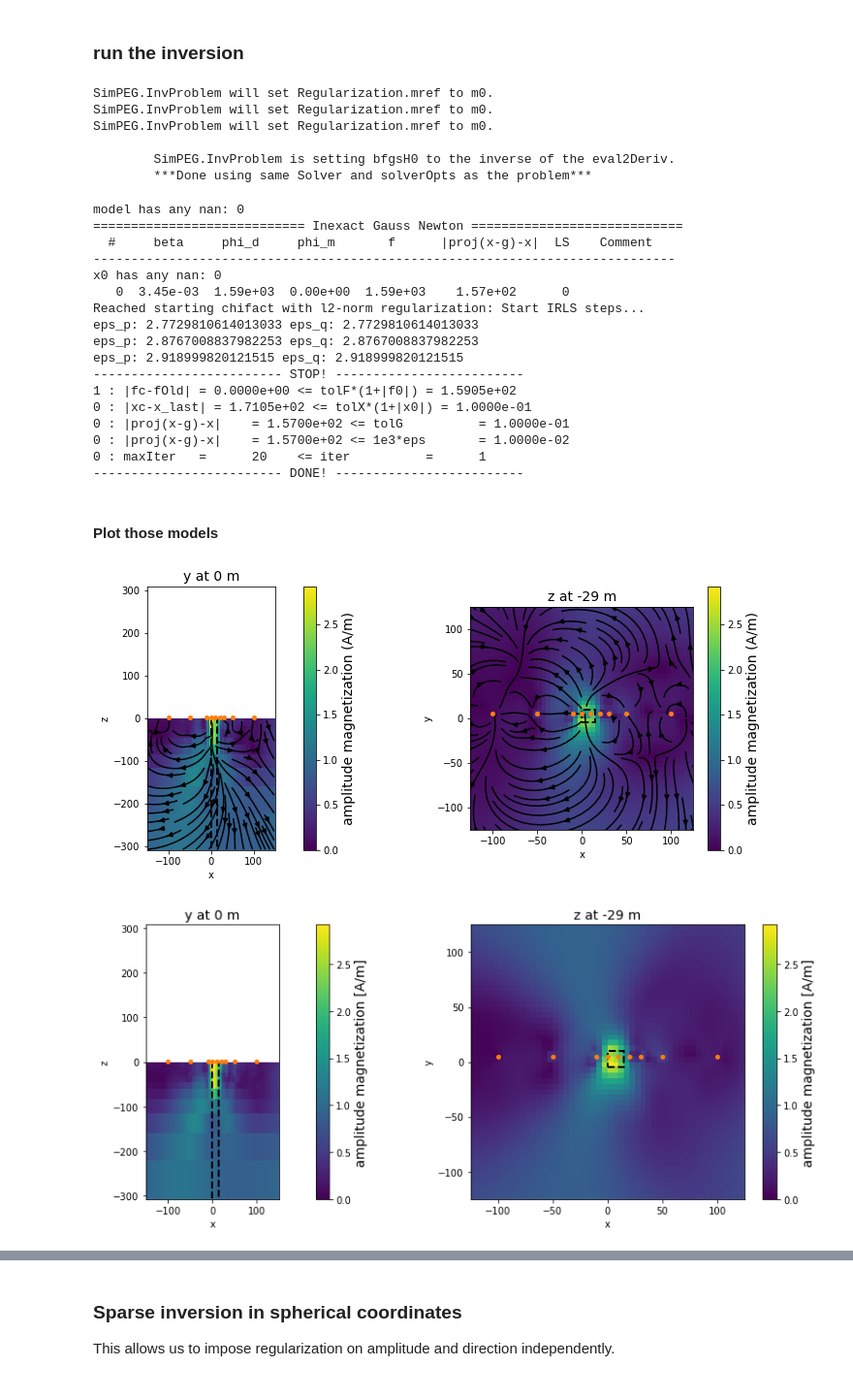
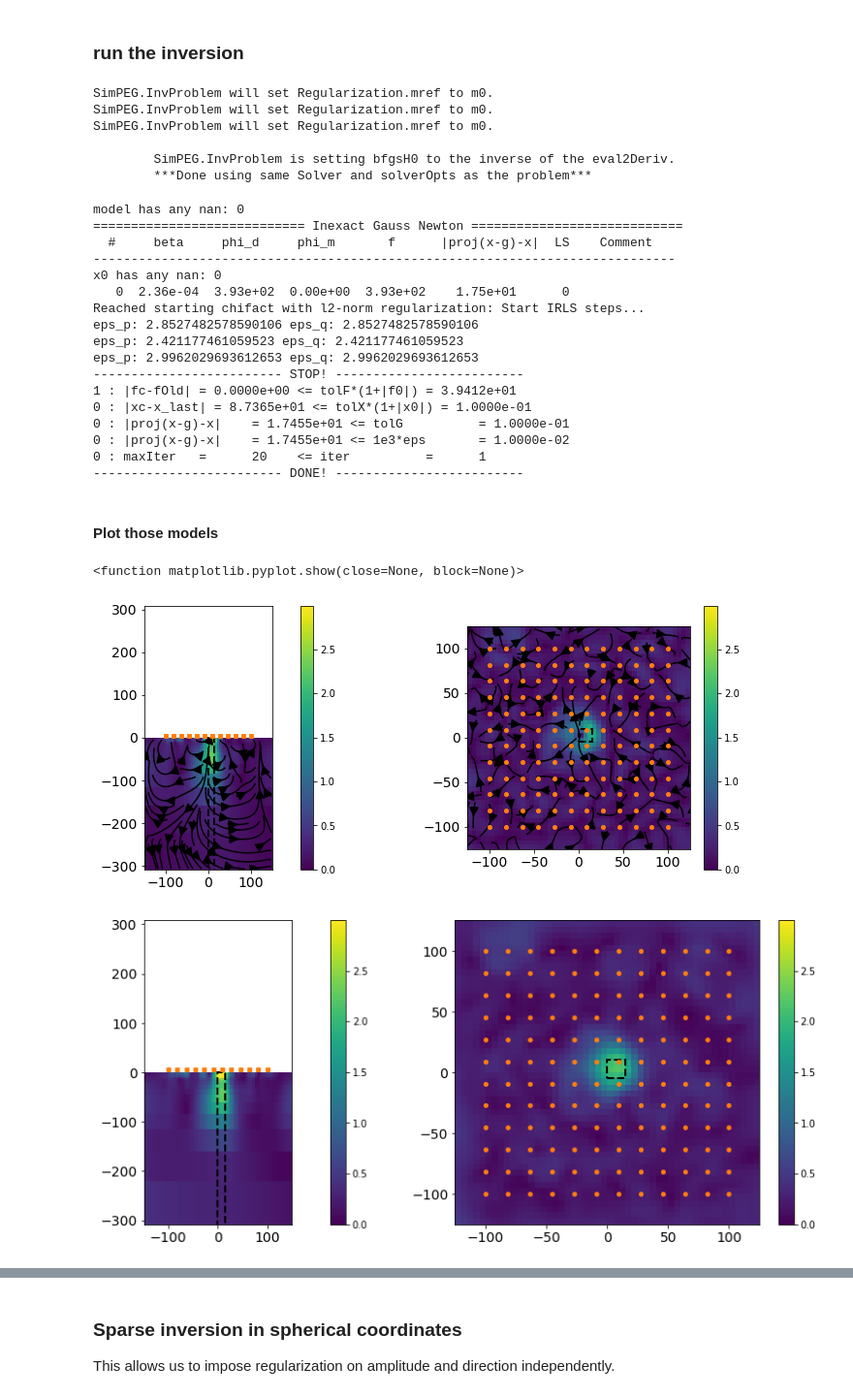
Before and after one commit to AnnaMittelholz/mars-mag-2021, a Jupyter notebook: mvi_IntrusionScenario.ipynb, the cells around one changed output, grey strips where cells are left out. Shown at 97% size. Cells and saved outputs as stored; diff of their text form; code cells hidden in the pictures.

```diff
--- a/mvi_IntrusionScenario.ipynb
+++ b/mvi_IntrusionScenario.ipynb
@@ -32,7 +33,7 @@ from pymatsolver import Pardiso as Solver
 # %% [markdown]
 Set Flags for sampling strategy and use of topography
 # %%
-inflight=0     # inflight sampling is 1; landed sampling is 0; 2 is mesh
+inflight=2     # inflight sampling is 1; landed sampling is 0; 2 is mesh
 use_topo=False
 # %% [markdown]
 # Forward problem
@@ -186,18 +189,18 @@ def plot_vector_model(
     cb = plt.colorbar(
         mesh.plot_slice(
             magnetization, "CCv", clim=[0,maxval],normal=normal, ax=ax, view="vec",
-            grid=plot_grid, ind=ind, quiver_opts=qo,label=False
+            grid=plot_grid, ind=ind, quiver_opts=qo,label=False, stream_opts={"color":"k","arrowsize":2}
         )[0], ax=ax
     )
 
-    cb.set_label("amplitude magnetization (A/m)", fontsize=14)
+    #cb.set_label("amplitude magnetization (A/m)", fontsize=14)
     rect = patches.Rectangle((50, 100), 40, 30, linewidth=1, edgecolor='r', facecolor='none')
 
     if normal.upper() == "X":
         if plot_data is True:
             ax.plot(survey_xyz[:, 1], survey_xyz[:, 2], "C1o", ms=4,label=False)
         ax.set_xlim([survey_x.min()*1.5, survey_x.max()*1.1] if xlim is None else xlim)
-        ax.set_title(f"x at {mesh.vectorCCy[ind]} m", fontsize=14)
+        #ax.set_title(f"x at {mesh.vectorCCy[ind]} m", fontsize=14)
         if outline is True:
             rect = patches.Rectangle(( 0,-310),15, 310, edgecolor='black',linestyle="dashed",linewidth=2, facecolor='none')
             ax.add_patch(rect)
@@ -205,7 +208,7 @@ def plot_vector_model(
         if plot_data is True:
             ax.plot(survey_xyz[:, 0], survey_xyz[:, 2], "C1o", ms=4,label=False)
         ax.set_xlim([survey_x.min()*1.5, survey_x.max()*1.5] if xlim is None else xlim)
-        ax.set_title("y at 0 m", fontsize=14)
+        #ax.set_title("y at 0 m", fontsize=14)
         if outline is True:
             rect = patches.Rectangle(( 0,-310),15, 310, edgecolor='black',linestyle="dashed",linewidth=2, facecolor='none')
             ax.add_patch(rect)
@@ -214,10 +217,14 @@ def plot_vector_model(
             ax.plot(survey_xyz[:, 0], survey_xyz[:, 1], "C1o", ms=4,label=False)
         ax.set_xlim([survey_x.min()*1.25, survey_x.max()*1.25] if xlim is None else xlim)
         ax.set_ylim([survey_x.min()*1.25, survey_x.max()*1.25] if ylim is None else ylim)
-        ax.set_title(f"z at {int(mesh.vectorCCz[ind])} m", fontsize=14)
+        #ax.set_title(f"z at {int(mesh.vectorCCz[ind])} m", fontsize=14)
         if outline is True:
             rect = patches.Rectangle((0,-5),15, 15, edgecolor='black',linestyle="dashed",linewidth=2, facecolor='none')
             ax.add_patch(rect)
+    ax.tick_params(axis='both', which='major', labelsize=14)
+    ax.set_title("", fontsize=14)
+    ax.set_ylabel("", fontsize=14)
+    ax.set_xlabel("", fontsize=14)
     ax.set_aspect(1)
 
 
@@ -247,13 +254,13 @@ def plot_amplitude(
                 )[0], ax=ax
             )
 
-        cb.set_label("amplitude magnetization [A/m]", fontsize=14)
+        #cb.set_label("amplitude magnetization [A/m]", fontsize=14)
 
         if normal.upper() == "X":
             if plot_data is True:
                 ax.plot(survey_xyz[:, 1], survey_xyz[:, 2], "C1o", ms=4,label=False)
             ax.set_xlim([survey_x.min()*1.5, survey_x.max()*1.5] if xlim is None else xlim)
-            ax.set_title(f"x at {mesh.vectorCCy[ind]} m", fontsize=14)
+            #ax.set_title(f"x at {mesh.vectorCCy[ind]} m", fontsize=14)
             if outline is True:
                 rect = patches.Rectangle(( 0,-310),15, 310, edgecolor='black',linestyle="dashed",linewidth=2, facecolor='none')
                 ax.add_patch(rect)
@@ -261,7 +268,7 @@ def plot_amplitude(
             if plot_data is True:
                 ax.plot(survey_xyz[:, 0], survey_xyz[:, 2], "C1o", ms=4)
             ax.set_xlim([survey_x.min()*1.5, survey_x.max()*1.5] if xlim is None else xlim)
-            ax.set_title("y at 0 m", fontsize=14)
+            #ax.set_title("y at 0 m", fontsize=14)
             if outline is True:
                 rect = patches.Rectangle(( 0,-310),15, 310, edgecolor='black',linestyle="dashed",linewidth=2, facecolor='none')
                 ax.add_patch(rect)
@@ -270,11 +277,14 @@ def plot_amplitude(
                 ax.plot(survey_xyz[:, 0], survey_xyz[:, 1], "C1o", ms=4)
             ax.set_xlim([survey_x.min()*1.25, survey_x.max()*1.25] if xlim is None else xlim)
             ax.set_ylim([survey_x.min()*1.25, survey_x.max()*1.25] if ylim is None else ylim)
-            ax.set_title(f"z at {int(mesh.vectorCCz[ind])} m", fontsize=14)
+            #ax.set_title(f"z at {int(mesh.vectorCCz[ind])} m", fontsize=14)
             if outline is True:
                 rect = patches.Rectangle((0,-5),15, 15, edgecolor='black',linestyle="dashed",linewidth=2, facecolor='none')
                 ax.add_patch(rect)
-
+        ax.tick_params(axis='both', which='major', labelsize=14)
+        ax.set_title("", fontsize=14)
+        ax.set_ylabel("", fontsize=14)
+        ax.set_xlabel("", fontsize=14)
         ax.set_aspect(1)
 # %% [markdown]
 #### Now plot the model
@@ -521,16 +546,16 @@ model has any nan: 0
   #     beta     phi_d     phi_m       f      |proj(x-g)-x|  LS    Comment
 -----------------------------------------------------------------------------
 x0 has any nan: 0
-   0  3.45e-03  1.59e+03  0.00e+00  1.59e+03    1.57e+02      0
+   0  2.36e-04  3.93e+02  0.00e+00  3.93e+02    1.75e+01      0
 Reached starting chifact with l2-norm regularization: Start IRLS steps...
-eps_p: 2.7729810614013033 eps_q: 2.7729810614013033
-eps_p: 2.8767008837982253 eps_q: 2.8767008837982253
-eps_p: 2.918999820121515 eps_q: 2.918999820121515
+eps_p: 2.8527482578590106 eps_q: 2.8527482578590106
+eps_p: 2.421177461059523 eps_q: 2.421177461059523
+eps_p: 2.9962029693612653 eps_q: 2.9962029693612653
 ------------------------- STOP! -------------------------
-1 : |fc-fOld| = 0.0000e+00 <= tolF*(1+|f0|) = 1.5905e+02
-0 : |xc-x_last| = 1.7105e+02 <= tolX*(1+|x0|) = 1.0000e-01
-0 : |proj(x-g)-x|    = 1.5700e+02 <= tolG          = 1.0000e-01
-0 : |proj(x-g)-x|    = 1.5700e+02 <= 1e3*eps       = 1.0000e-02
+1 : |fc-fOld| = 0.0000e+00 <= tolF*(1+|f0|) = 3.9412e+01
+0 : |xc-x_last| = 8.7365e+01 <= tolX*(1+|x0|) = 1.0000e-01
+0 : |proj(x-g)-x|    = 1.7455e+01 <= tolG          = 1.0000e-01
+0 : |proj(x-g)-x|    = 1.7455e+01 <= 1e3*eps       = 1.0000e-02
 0 : maxIter   =      20    <= iter          =      1
 ------------------------- DONE! -------------------------
 # %% [markdown]
@@ -538,22 +563,25 @@ eps_p: 2.918999820121515 eps_q: 2.918999820121515
 # %%
 fig, ax = plt.subplots(1, 2, figsize=(17, 5), gridspec_kw={'width_ratios': [2, 1]})
 maxval = np.max(np.abs(mrec_cartesian))
 quiver_opts = {
     "scale":np.max(np.abs(mrec_cartesian))/20,
 }
 zind = 7
 plot_vector_model(mesh, nC, active_cell_map, maxval,mrec_cartesian, ax=ax[0])
 plot_vector_model(mesh, nC, active_cell_map, maxval,mrec_cartesian, ax=ax[1], normal="Z", ind=zind)
 
 
 fig, ax = plt.subplots(1, 2, figsize=(17, 5), gridspec_kw={'width_ratios': [2, 1]})
 quiver_opts='None'
 plot_amplitude(mesh, nC, active_cell_map, maxval,mrec_cartesian, ax=ax[0])
 plot_amplitude(mesh, nC, active_cell_map, maxval,mrec_cartesian, ax=ax[1], normal="Z", ind=zind)
 plt.tight_layout()
+plt.savefig("../figures/Intrusion_L2.pdf", format="pdf", bbox_inches="tight")
+plt.show
 # %% [output]
+<function matplotlib.pyplot.show(close=None, block=None)>
-[figure, old version]
+[figure, new version]
-[figure, old version]
+[figure, new version]
 # %%
 ax = plot_data_profile(inv_prob.dpred, plot_opts={"linestyle":"--", "alpha":0.7},label=False)
 ax = plot_data_profile(synthetic_data.dclean, ax=ax,plot_opts={"lw":2},label=False)
```
Also changed, not shown: parts of 18 cells of this notebook, 5 other files.
